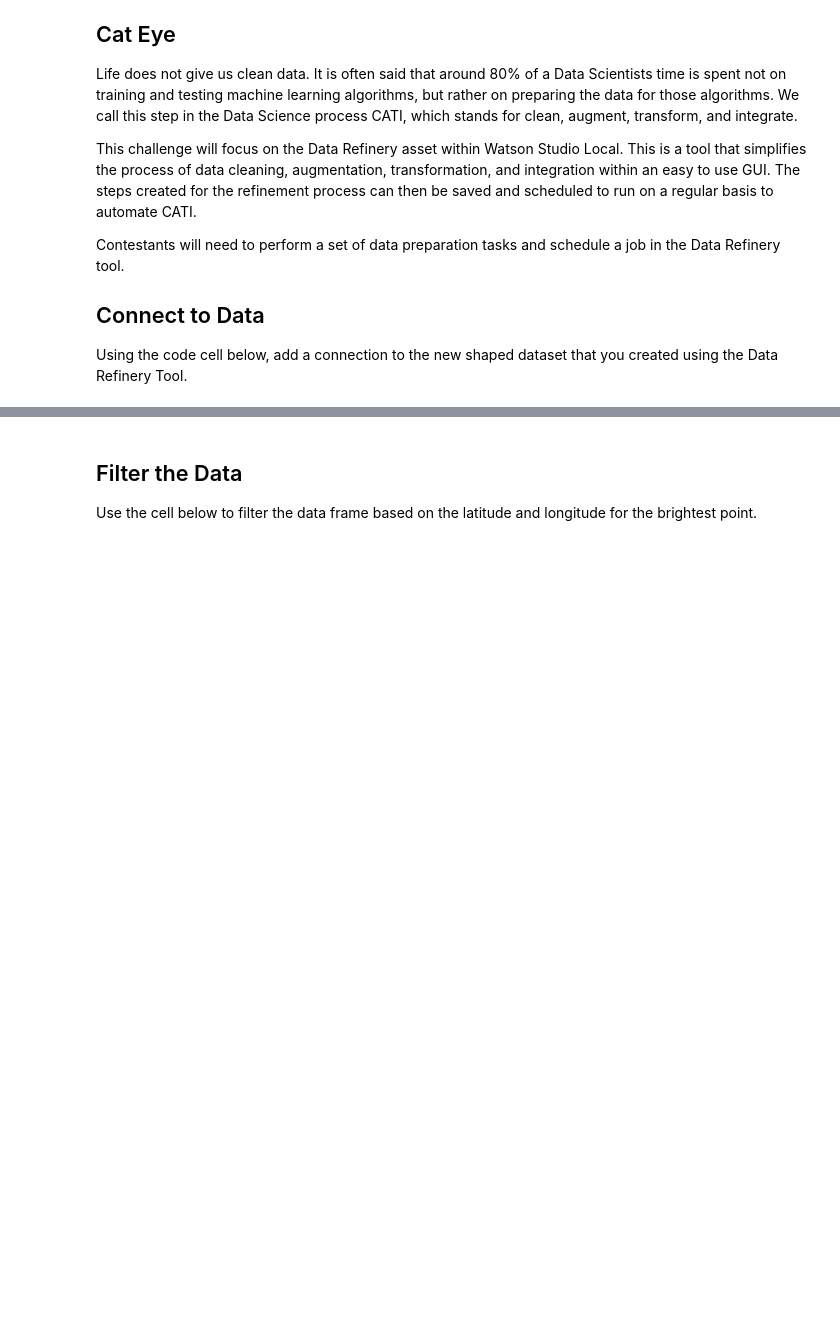
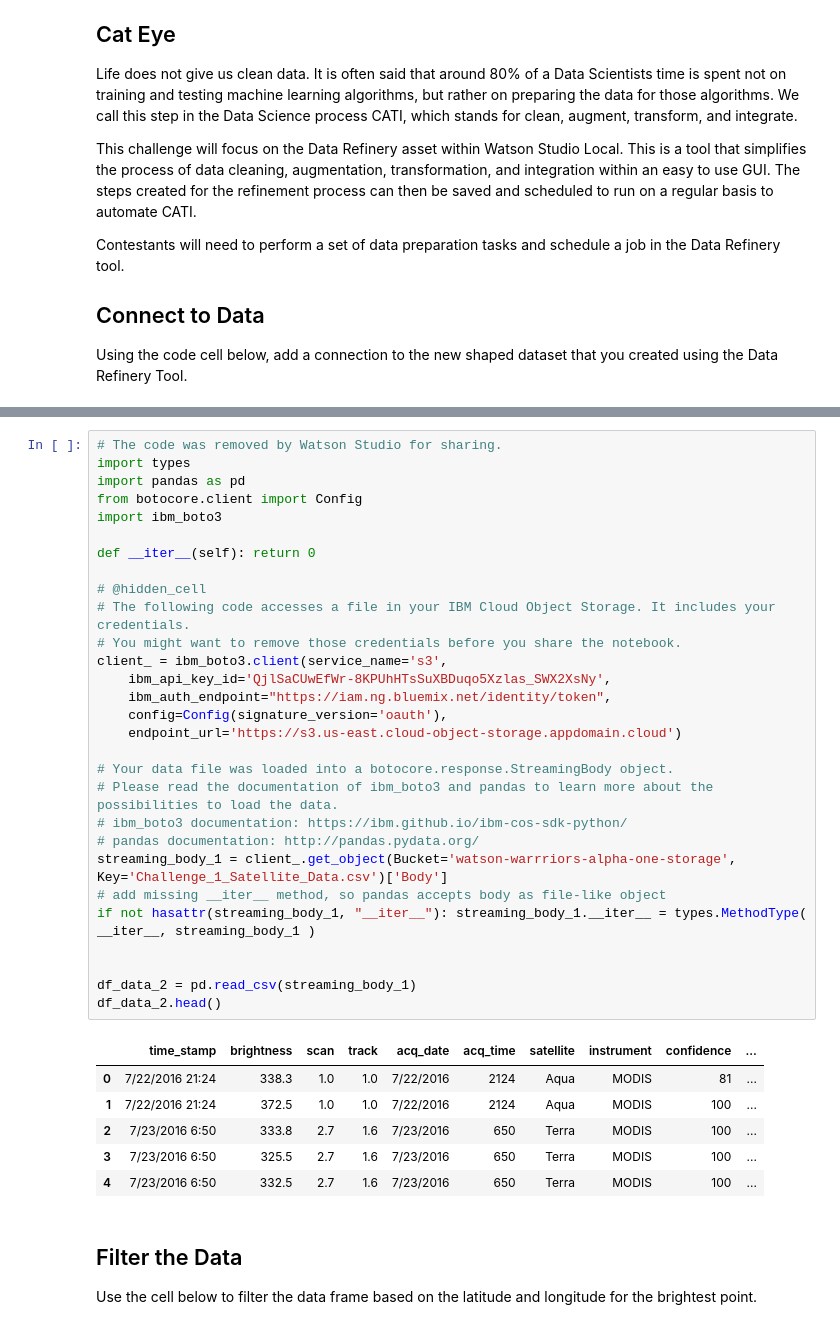
Before and after one commit to watsonwarriors2020/challenges, a Jupyter notebook: Challenge 2 - Cat Eye.ipynb, the cells around one changed output, grey strips where cells are left out. Drawn from its saved outputs; the diff is of its cells as text; blank space fills up the shorter version.

```diff
--- a/Challenge 2 - Cat Eye.ipynb
+++ b/Challenge 2 - Cat Eye.ipynb
@@ -29,3 +19,39 @@ ww = WatsonWarriors()
+# %%
+# The code was removed by Watson Studio for sharing.
+import types
+import pandas as pd
+from botocore.client import Config
+import ibm_boto3
+
+def __iter__(self): return 0
+
+# @hidden_cell
+# The following code accesses a file in your IBM Cloud Object Storage. It includes your credentials.
+# You might want to remove those credentials before you share the notebook.
+client_ = ibm_boto3.client(service_name='s3',
+    ibm_api_key_id='QjlSaCUwEfWr-8KPUhHTsSuXBDuqo5Xzlas_SWX2XsNy',
+    ibm_auth_endpoint="https://iam.ng.bluemix.net/identity/token",
+    config=Config(signature_version='oauth'),
+    endpoint_url='https://s3.us-east.cloud-object-storage.appdomain.cloud')
+
+# Your data file was loaded into a botocore.response.StreamingBody object.
+# Please read the documentation of ibm_boto3 and pandas to learn more about the possibilities to load the data.
+# ibm_boto3 documentation: https://ibm.github.io/ibm-cos-sdk-python/
+# pandas documentation: http://pandas.pydata.org/
+streaming_body_1 = client_.get_object(Bucket='watson-warrriors-alpha-one-storage', Key='Challenge_1_Satellite_Data.csv')['Body']
+# add missing __iter__ method, so pandas accepts body as file-like object
+if not hasattr(streaming_body_1, "__iter__"): streaming_body_1.__iter__ = types.MethodType( __iter__, streaming_body_1 )
+
+
+df_data_2 = pd.read_csv(streaming_body_1)
+df_data_2.head()
+# %% [output]
+|  | time_stamp | brightness | scan | track | acq_date | acq_time | satellite | instrument | confidence | ... |
+| 0 | 7/22/2016 21:24 | 338.3 | 1.0 | 1.0 | 7/22/2016 | 2124 | Aqua | MODIS | 81 | ... |
+| 1 | 7/22/2016 21:24 | 372.5 | 1.0 | 1.0 | 7/22/2016 | 2124 | Aqua | MODIS | 100 | ... |
+| 2 | 7/23/2016 6:50 | 333.8 | 2.7 | 1.6 | 7/23/2016 | 650 | Terra | MODIS | 100 | ... |
+| 3 | 7/23/2016 6:50 | 325.5 | 2.7 | 1.6 | 7/23/2016 | 650 | Terra | MODIS | 100 | ... |
+| 4 | 7/23/2016 6:50 | 332.5 | 2.7 | 1.6 | 7/23/2016 | 650 | Terra | MODIS | 100 | ... |
 # %% [markdown]
 ## Filter the Data
 
```
Also changed, not shown: parts of 3 cells of this notebook.
